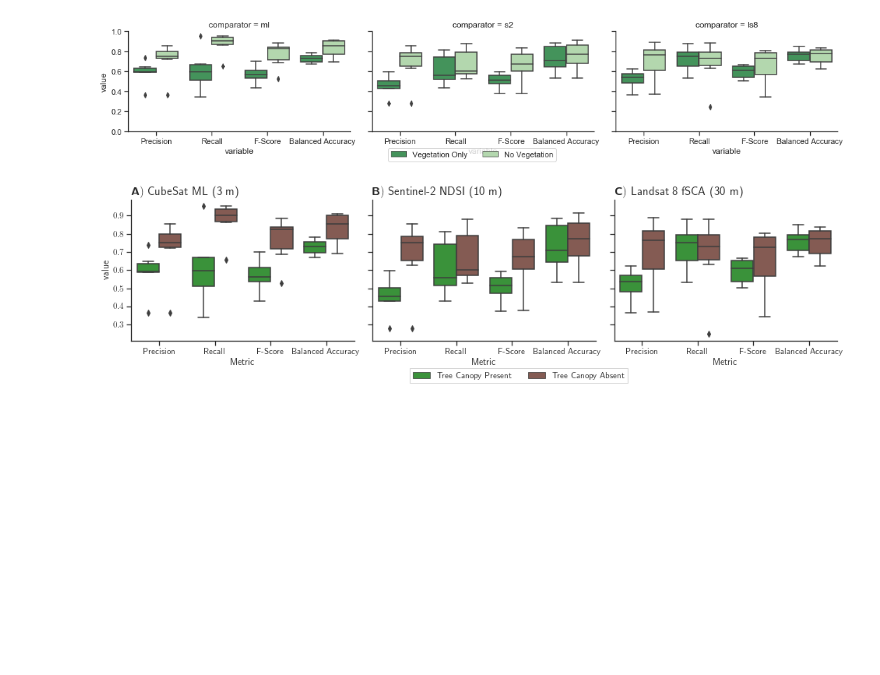
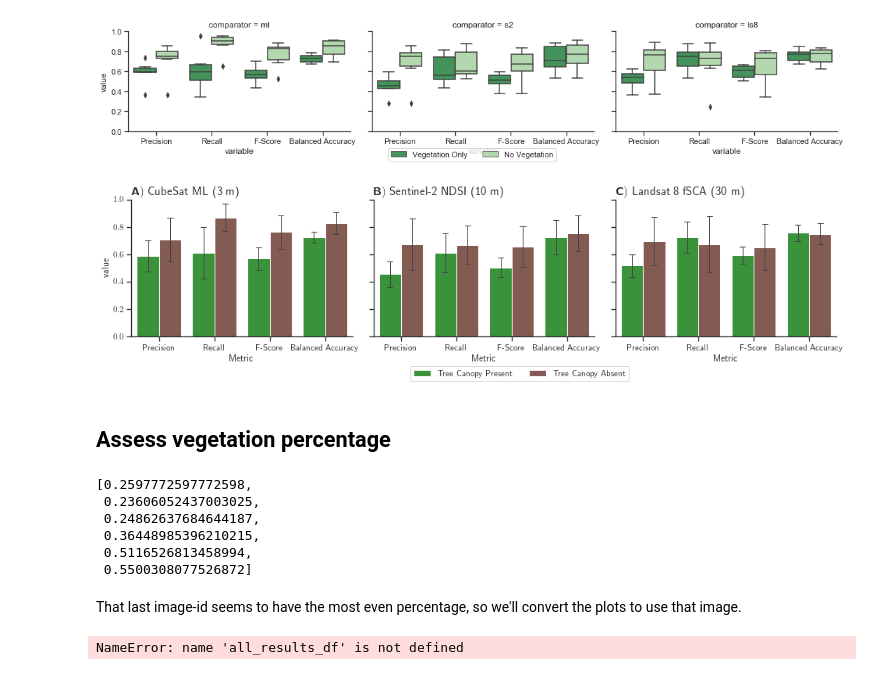
Before and after one commit to acannistra/planet-snowcover, a Jupyter notebook: experiments/ASO_Tuolumne/figures/comparison/tuolumne_vegetation.ipynb, the cells around one changed output. Saved outputs shown, nothing was run; the diff lists cells and outputs as text; code cells hidden in the pictures; blank space fills up the shorter version.

```diff
--- a/experiments/ASO_Tuolumne/figures/comparison/tuolumne_vegetation.ipynb
+++ b/experiments/ASO_Tuolumne/figures/comparison/tuolumne_vegetation.ipynb
@@ -58,12 +63,6 @@ gdal_combine = "gdalbuildvrt -overwrite -resolution lowest " \
 # %%
 # for each image, need to build {pred, aso, pred} file at coarsest resolution.
-all_results = []
-aso_glob = "*/ASO_merged.tif"
-comparators_glob = [
-    ('ml', "*/*SR_clip_merged.tif"),
-    ('s2', "*/*NDSI*.tif"),
-    ('ls8', "*/LC08*.tif")
-]
+
 for image_id in tqdm.tqdm(image_ids):
     image_root = glob.glob(os.path.join(root, f"*{image_id}*"))[0]
     os.makedirs(os.path.join(root, image_root, "veg"), exist_ok=True)
@@ -120,6 +119,7 @@ for image_id in tqdm.tqdm(image_ids):
 
 
 
+
         ## comparison
         true_veg, comp_veg = aso_veg[~aso_veg.mask].data, comp_veg[~comp_veg.mask].data
         performance_veg = metrics.precision_recall_fscore_support(true_veg, comp_veg, average='binary')
@@ -128,6 +128,8 @@ for image_id in tqdm.tqdm(image_ids):
         true_noveg, comp_noveg = aso_noveg[~aso_noveg.mask].data, comp_noveg[~comp_noveg.mask].data
         performance_noveg = metrics.precision_recall_fscore_support(true_noveg, comp_noveg, average='binary')
         accuracy_noveg = metrics.balanced_accuracy_score(true_noveg, comp_noveg)
+
+
 
         ## combine for comparator
         combined_veg = pd.DataFrame.from_records(
@@ -143,7 +145,7 @@ for image_id in tqdm.tqdm(image_ids):
             pd.concat([combined_veg, combined_noveg]),
             id_vars = 'type',
             value_vars = ['Precision', 'Recall', 'F-Score', 'Balanced Accuracy']
-        ).assign(comparator=kind)
+        ).assign(comparator=kind, image_id = image_id)
 
         all_results.append(combined)
 # %%
@@ -207,34 +209,37 @@ resolutions = {
 # %%
 import matplotlib
 matplotlib.rc('text', usetex=True)
 matplotlib.rcParams['text.latex.preamble']=[r"\usepackage{amsmath}"]
-plot = sns.catplot(x='variable', y='value', hue='type', kind='box', col='SCA', data=all_results_df,
+plot = sns.catplot(x='variable', y='value', hue='type', kind='bar', ci='sd', col='SCA', data=all_results_df,
                      col_order=["CubeSat ML", "Sentinel-2 NDSI", "Landsat 8 fSCA"],
                      hue_order=['Vegetation Only', "No Vegetation"],
                      palette=cmap,
-                     height=3, aspect=1.5)#, capsize=0.1, errwidth=1)
+                     height=3, aspect=1.5, capsize=0.1, errwidth=1)
 
 [ax.set_xlabel("Metric") for ax in list(plot.axes)[0]]
+plot.set(ylim=[0, 1])
 h,l = plot.axes[0][0].get_legend_handles_labels()
 l = [
     r"Tree Canopy Present",
     r"Tree Canopy Absent",
 ]
 plot._legend.remove()
 plot.fig.legend(h,l, ncol=3, loc='center', bbox_to_anchor=(0.5,0.05), frameon=True, fancybox=False) # you can specify any location parameter you want here
 
 # plot.set_titles(template='')
 for i, ax in enumerate(plot.axes[0]):
     title = ax.get_title().split(" = ")[1]
     ax.set_title(r"$\textbf{" + ascii_uppercase[i] + r"})$ " + f"{title} (" + resolutions[title] + ")", loc='left', fontsize=15)
 plot.set_titles(template='')
 
 
 
 plot.fig.set_figheight(plot.fig.bbox_inches.bounds[3] + 0.7)
 # plt.tight_layout()
 plt.savefig("comparator_veg_all.png", dpi=300, bbox_inches='tight', )
 # %% [output]
-[figure, old version]
+[figure, new version]
 # %%
 all_results_df.to_csv("veg_comparison.csv")
+# %% [markdown]
+## Assess vegetation percentage
@@ -240,0 +258,48 @@ all_results_df.to_csv("veg_comparison.csv")
+# %%
+percentages
+# %% [output]
+[0.2597772597772598,
+ 0.23606052437003025,
+ 0.24862637684644187,
+ 0.36448985396210215,
+ 0.5116526813458994,
+ 0.5500308077526872]
+# %% [markdown]
+That last image-id seems to have the most even percentage, so we'll convert the plots to use that image.
+# %%
+import matplotlib
+import seaborn as sns
+matplotlib.rc('text', usetex=True)
+
+matplotlib.rcParams['text.latex.preamble']=[r"\usepackage{amsmath}"]
+sns.set(font_scale=2)
+plot = sns.catplot(x='variable', y='value', hue='type', kind='bar', col='SCA', data=all_results_df[all_results_df.image_id == image_ids[-1]],
+                     col_order=["CubeSat ML", "Sentinel-2 NDSI", "Landsat 8 fSCA"],
+                     hue_order=['Vegetation Only', "No Vegetation"],
+                     palette=cmap,
+                     height=3, aspect=1.5)#, capsize=0.1, errwidth=1)
+
+[ax.set_xlabel("Metric") for ax in list(plot.axes)[0]]
+plot.set(ylim=[0, 1])
+h,l = plot.axes[0][0].get_legend_handles_labels()
+l = [
+    r"Tree Canopy Present",
+    r"Tree Canopy Absent",
+]
+plot._legend.remove()
+plot.fig.legend(h,l, ncol=3, loc='center', bbox_to_anchor=(0.5,0.05), frameon=True, fancybox=False) # you can specify any location parameter you want here
+
+# plot.set_titles(template='')
+for i, ax in enumerate(plot.axes[0]):
+    title = ax.get_title().split(" = ")[1]
+    ax.set_title(r"$\textbf{" + ascii_uppercase[i] + r"})$ " + f"{title} (" + resolutions[title] + ")", loc='left', fontsize=15)
+plot.set_titles(template='')
+
+
+
+plot.fig.set_figheight(plot.fig.bbox_inches.bounds[3] + 0.7)
+# plt.tight_layout()
+plt.savefig("comparator_veg_all.png", dpi=300, bbox_inches='tight', )
+plt.suptitle(f"imageid = {image_ids[-1]}")
+# %% [output]
+NameError: name 'all_results_df' is not defined
```
Also changed, not shown: parts of 6 cells of this notebook, 2 other files.
